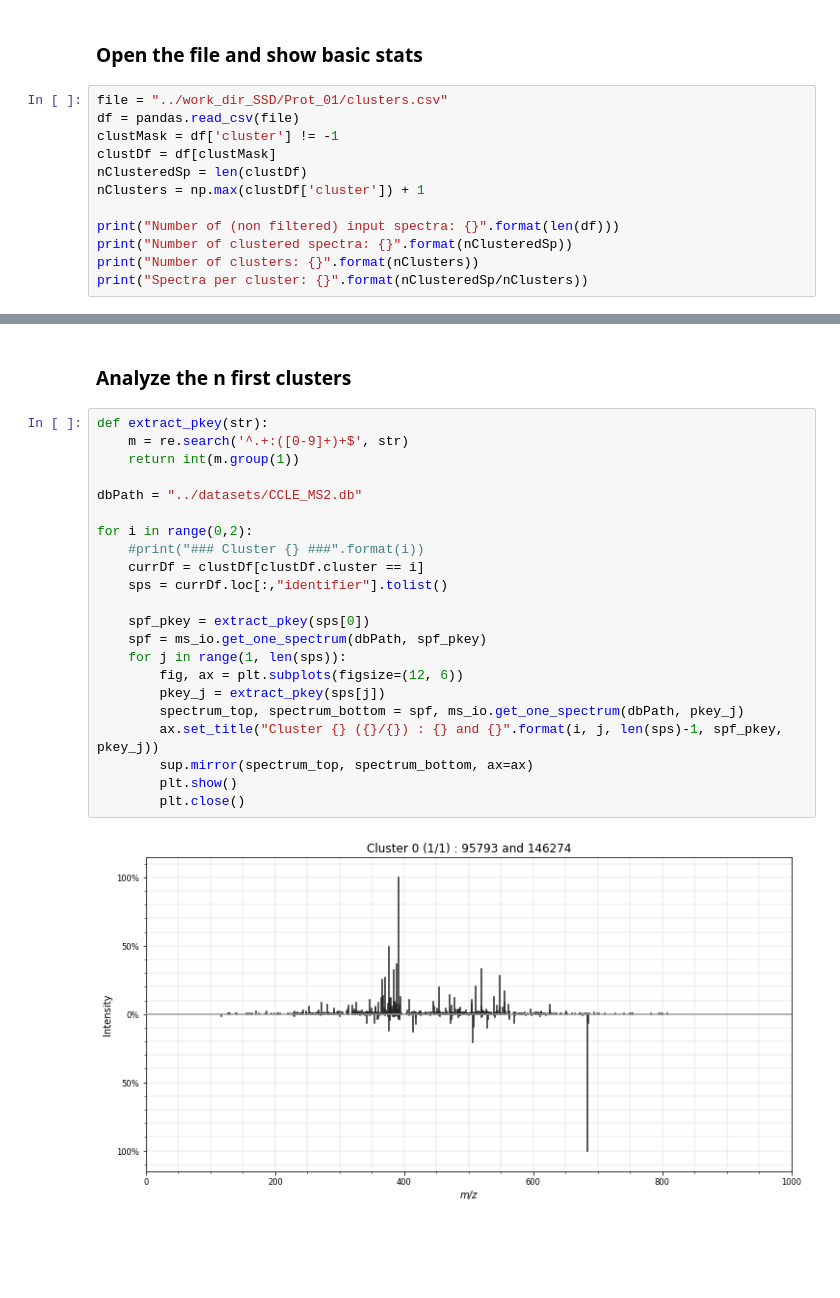
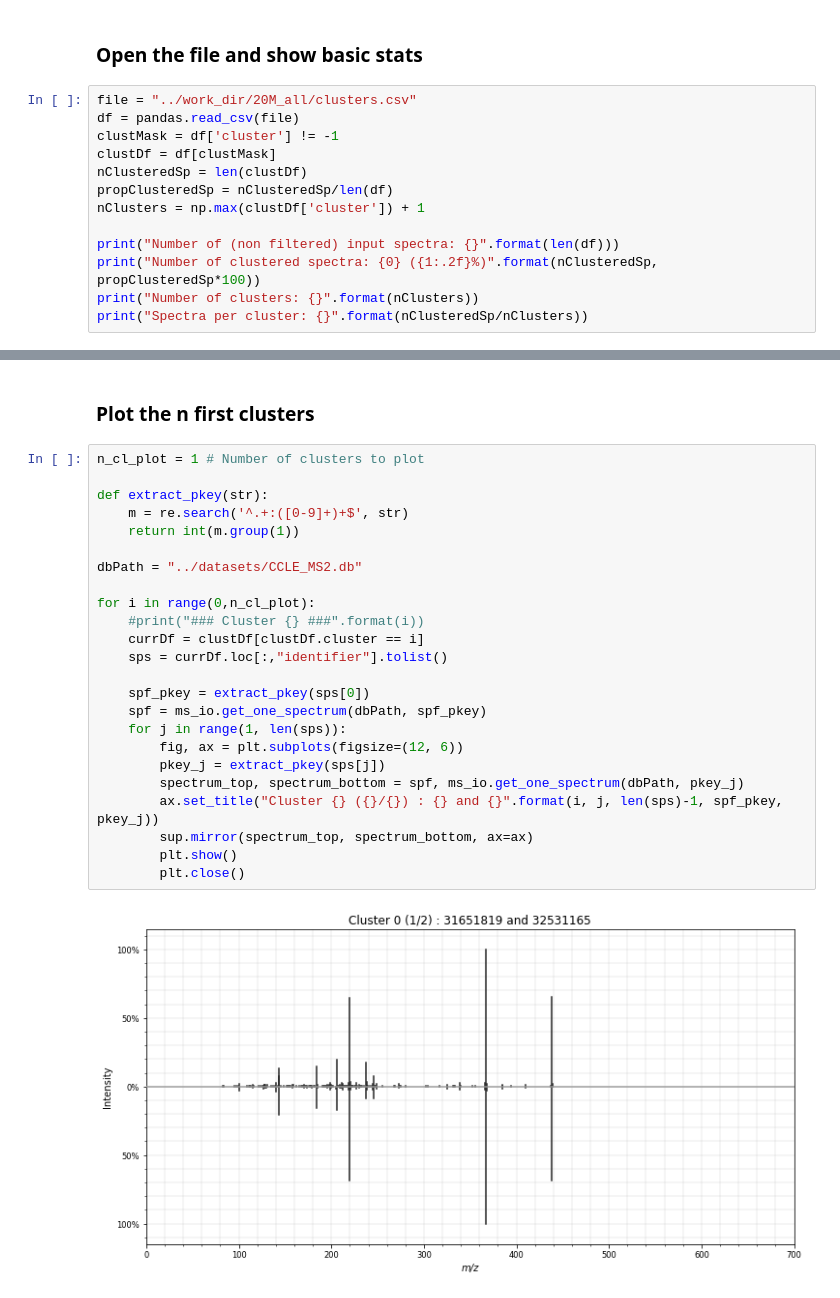
Before and after one commit to KilianMaes/falcon, a Jupyter notebook: notebooks/analyzeFalconClusters.ipynb, the cells around one changed output, grey strips where cells are left out. Cells and saved outputs as stored; diff of their text form; blank space fills up the shorter version.

Commit message:
Read a file of clusters generated by falcon

```diff
--- a/notebooks/analyzeFalconClusters.ipynb
+++ b/notebooks/analyzeFalconClusters.ipynb
@@ -18,15 +15,16 @@ from ms_io import ms_io
 # %% [markdown]
 ### Open the file and show basic stats
 # %%
-file = "../work_dir_SSD/Prot_01/clusters.csv"
+file = "../work_dir/20M_all/clusters.csv"
 df = pandas.read_csv(file)
 clustMask = df['cluster'] != -1
 clustDf = df[clustMask]
 nClusteredSp = len(clustDf)
+propClusteredSp = nClusteredSp/len(df)
 nClusters = np.max(clustDf['cluster']) + 1
 
 print("Number of (non filtered) input spectra: {}".format(len(df)))
-print("Number of clustered spectra: {}".format(nClusteredSp))
+print("Number of clustered spectra: {0} ({1:.2f}%)".format(nClusteredSp, propClusteredSp*100))
 print("Number of clusters: {}".format(nClusters))
 print("Spectra per cluster: {}".format(nClusteredSp/nClusters))
 # %% [output]
@@ -37,26 +35,28 @@ Spectra per cluster: 2.5882132413586265
 # %% [markdown]
-### Analyze the n first clusters
+### Plot the n first clusters
 # %%
+n_cl_plot = 1 # Number of clusters to plot
+
 def extract_pkey(str):
     m = re.search('^.+:([0-9]+)+$', str)
     return int(m.group(1))
 
 dbPath = "../datasets/CCLE_MS2.db"
 
-for i in range(0,2):
+for i in range(0,n_cl_plot):
     #print("### Cluster {} ###".format(i))
     currDf = clustDf[clustDf.cluster == i]
     sps = currDf.loc[:,"identifier"].tolist()
 
     spf_pkey = extract_pkey(sps[0])
     spf = ms_io.get_one_spectrum(dbPath, spf_pkey)
     for j in range(1, len(sps)):
         fig, ax = plt.subplots(figsize=(12, 6))
         pkey_j = extract_pkey(sps[j])
         spectrum_top, spectrum_bottom = spf, ms_io.get_one_spectrum(dbPath, pkey_j)
         ax.set_title("Cluster {} ({}/{}) : {} and {}".format(i, j, len(sps)-1, spf_pkey, pkey_j))
         sup.mirror(spectrum_top, spectrum_bottom, ax=ax)
         plt.show()
         plt.close()
 # %% [output]
-[figure, old version]
+[figure, new version]
```
Also changed, not shown: parts of 4 cells of this notebook.
